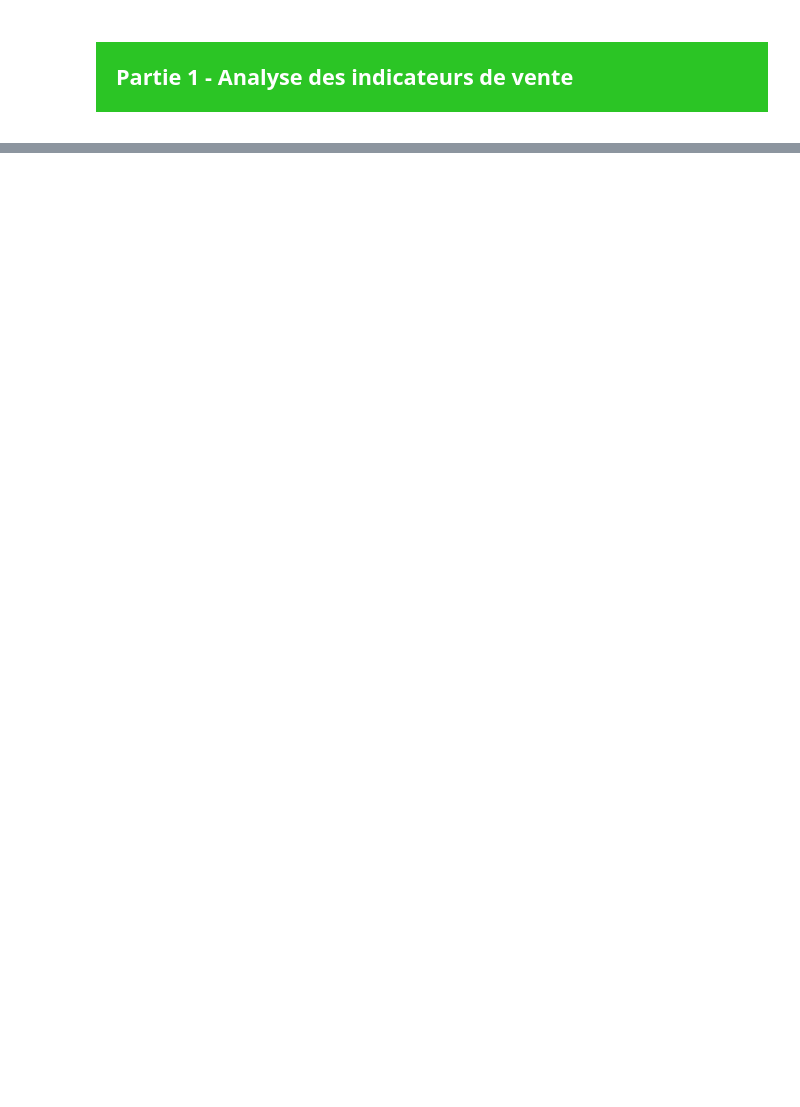
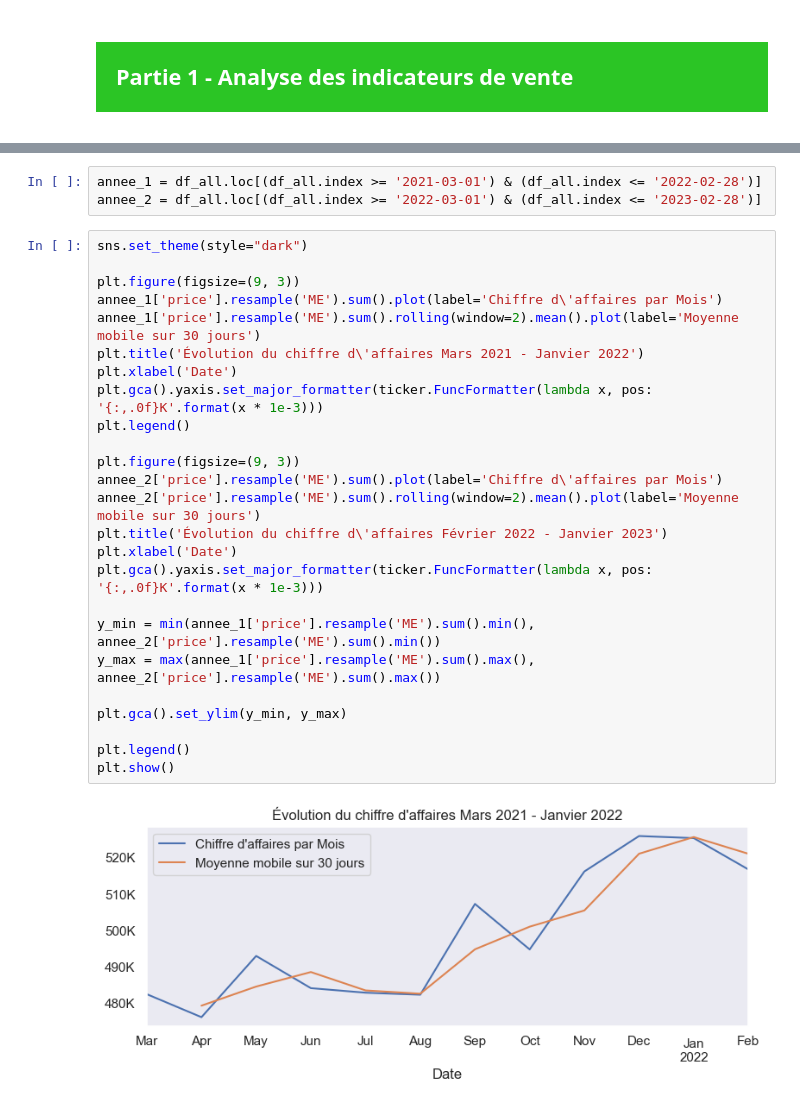
Before and after one commit to IshemZ/Projet_6-Lapage, a Jupyter notebook: Programme/0.main.ipynb, the cells around one changed output, grey strips where cells are left out. Cells and saved outputs as stored; diff of their text form; blank space fills up the shorter version.

```diff
--- a/Programme/0.main.ipynb
+++ b/Programme/0.main.ipynb
@@ -93,0 +90,30 @@ TypeError: Only valid with DatetimeIndex, TimedeltaIndex or PeriodIndex, but got
+# %%
+annee_1 = df_all.loc[(df_all.index >= '2021-03-01') & (df_all.index <= '2022-02-28')]
+annee_2 = df_all.loc[(df_all.index >= '2022-03-01') & (df_all.index <= '2023-02-28')]
+# %%
+sns.set_theme(style="dark")
+
+plt.figure(figsize=(9, 3))
+annee_1['price'].resample('ME').sum().plot(label='Chiffre d\'affaires par Mois')
+annee_1['price'].resample('ME').sum().rolling(window=2).mean().plot(label='Moyenne mobile sur 30 jours')
+plt.title('Évolution du chiffre d\'affaires Mars 2021 - Janvier 2022')
+plt.xlabel('Date')
+plt.gca().yaxis.set_major_formatter(ticker.FuncFormatter(lambda x, pos: '{:,.0f}K'.format(x * 1e-3)))
+plt.legend()
+
+plt.figure(figsize=(9, 3))
+annee_2['price'].resample('ME').sum().plot(label='Chiffre d\'affaires par Mois')
+annee_2['price'].resample('ME').sum().rolling(window=2).mean().plot(label='Moyenne mobile sur 30 jours')
+plt.title('Évolution du chiffre d\'affaires Février 2022 - Janvier 2023')
+plt.xlabel('Date')
+plt.gca().yaxis.set_major_formatter(ticker.FuncFormatter(lambda x, pos: '{:,.0f}K'.format(x * 1e-3)))
+
+y_min = min(annee_1['price'].resample('ME').sum().min(), annee_2['price'].resample('ME').sum().min())
+y_max = max(annee_1['price'].resample('ME').sum().max(), annee_2['price'].resample('ME').sum().max())
+
+plt.gca().set_ylim(y_min, y_max)
+
+plt.legend()
+plt.show()
+# %% [output]
+[figure, added]
```
Also changed, not shown: parts of 16 cells of this notebook.
